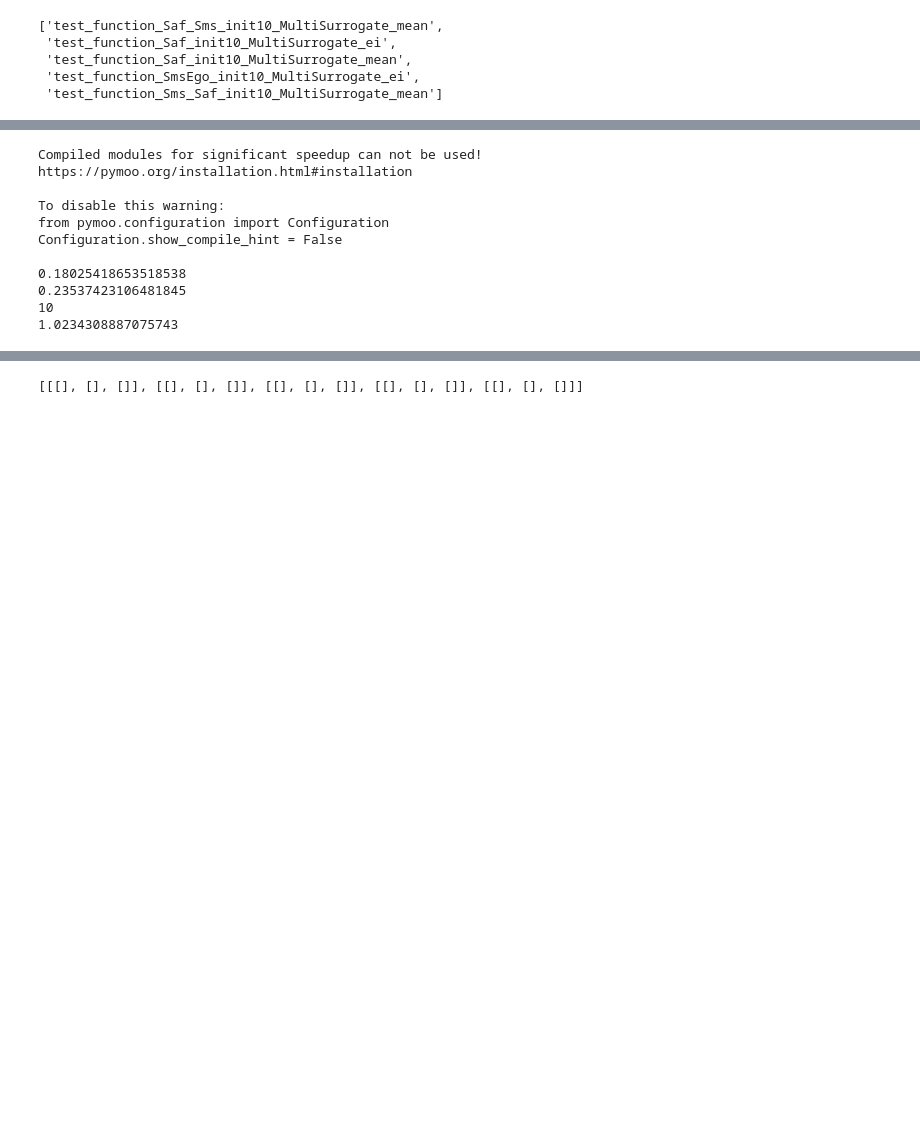
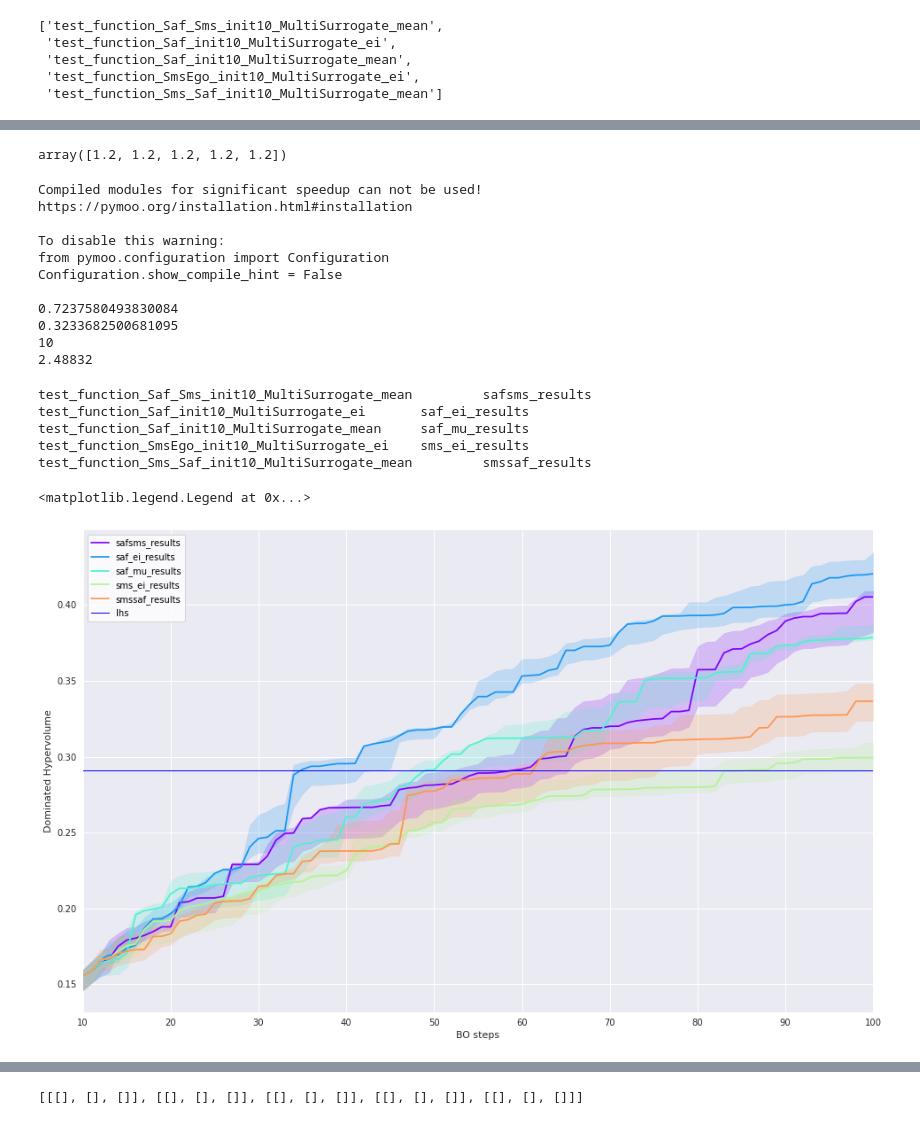
Before and after one commit to FinleyGibson/SAF_EMO, a Jupyter notebook: experiments/final/wfg6_5obj_12d_scaled/analysis.ipynb, the cells around one changed output, grey strips where cells are left out. Cells and saved outputs as stored; diff of their text form; code cells hidden in the pictures; blank space fills up the shorter version.

```diff
--- a/experiments/final/wfg6_5obj_12d_scaled/analysis.ipynb
+++ b/experiments/final/wfg6_5obj_12d_scaled/analysis.ipynb
@@ -84,3 +87,5 @@ for n in range(N):
+# %%
+y = scatter_nsphere(500, 5, (np.array(range(1, n_obj+1))*2))
 # %%
 from pymoo.factory import get_performance_indicator
 # %%
@@ -104,3 +104,8 @@ array([1.09424863, 0.91402696, 0.9377063 , 1.01650842, 1.07350899])
+# %%
+ref = np.ones(n_obj)*1.2
+ref
+# %% [output]
+array([1.2, 1.2, 1.2, 1.2, 1.2])
 # %%
 igdp = get_performance_indicator("igd+", y)
 hv = get_performance_indicator("hv", ref_point=ref)
@@ -108,7 +113,7 @@ hv = get_performance_indicator("hv", ref_point=ref)
 lhslhs_results = {"y": lhs_y,
                  "x": lhs_x}
 
-lhslhs_results["n_initial"] = safsms_results['n_initial'][0]
+lhslhs_results["n_initial"] = results[0][1]['n_initial'][0]
 lhslhs_results["hypervolume"] = hv.calc(lhslhs_results["y"])
 lhslhs_results["igd"] = igdp.calc(lhslhs_results["y"])
 
@@ -126,7 +131,7 @@ To disable this warning:
 from pymoo.configuration import Configuration
 Configuration.show_compile_hint = False
 
-0.18025418653518538
-0.23537423106481845
+0.7237580493830084
+0.3233682500681095
 10
-1.0234308887075743
+2.48832
@@ -145,3 +138,31 @@ sms_mu_results['hypervolume'] = [extract_performance(sms_mu_results["y"][i], hv)
+# %%
+for result in results:
+    result[1]['igd'] = [extract_performance(result[1]["y"][i], igdp) for i in range(len(result[1]["y"]))]
+    result[1]['hypervolume'] = [extract_performance(result[1]["y"][i], hv)/ref_hv for i in range(len(result[1]["y"]))]
+# %%
+with plt.style.context(PLOT_STYLE["plot_style"]):
+    fig_hv = plt.figure(figsize=[16, 10])
+    ax_hv = fig_hv.gca()
+
+cmap = PLOT_STYLE['plot_cmap']
+colors = cmap(np.linspace(0, 1, len(result_dirs)+1))
+
+for i, result in enumerate(results):
+    print(result[0], "\t", names[i])
+    plot_measure(result[1], measure="hypervolume", axis=ax_hv, plot_individuals=False, label=names[i], color=colors[i])
+ax_hv.axhline(lhslhs_results["hypervolume"]/ref_hv, linewidth=1, color="b", label="lhs")
+ax_hv.set_xlim([10, 100])
+ax_hv.set_xlabel("BO steps")
+ax_hv.set_ylabel("Dominated Hypervolume")
+ax_hv.legend()
+# %% [output]
+test_function_Saf_Sms_init10_MultiSurrogate_mean         safsms_results
+test_function_Saf_init10_MultiSurrogate_ei       saf_ei_results
+test_function_Saf_init10_MultiSurrogate_mean     saf_mu_results
+test_function_SmsEgo_init10_MultiSurrogate_ei    sms_ei_results
+test_function_Sms_Saf_init10_MultiSurrogate_mean         smssaf_results
+<matplotlib.legend.Legend at 0x...>
+[figure, added]
 # %%
 with plt.style.context(PLOT_STYLE["plot_style"]):
     fig_hv = plt.figure(figsize=[16, 10])
```
Also changed, not shown: parts of 14 cells of this notebook, 2 other files.
